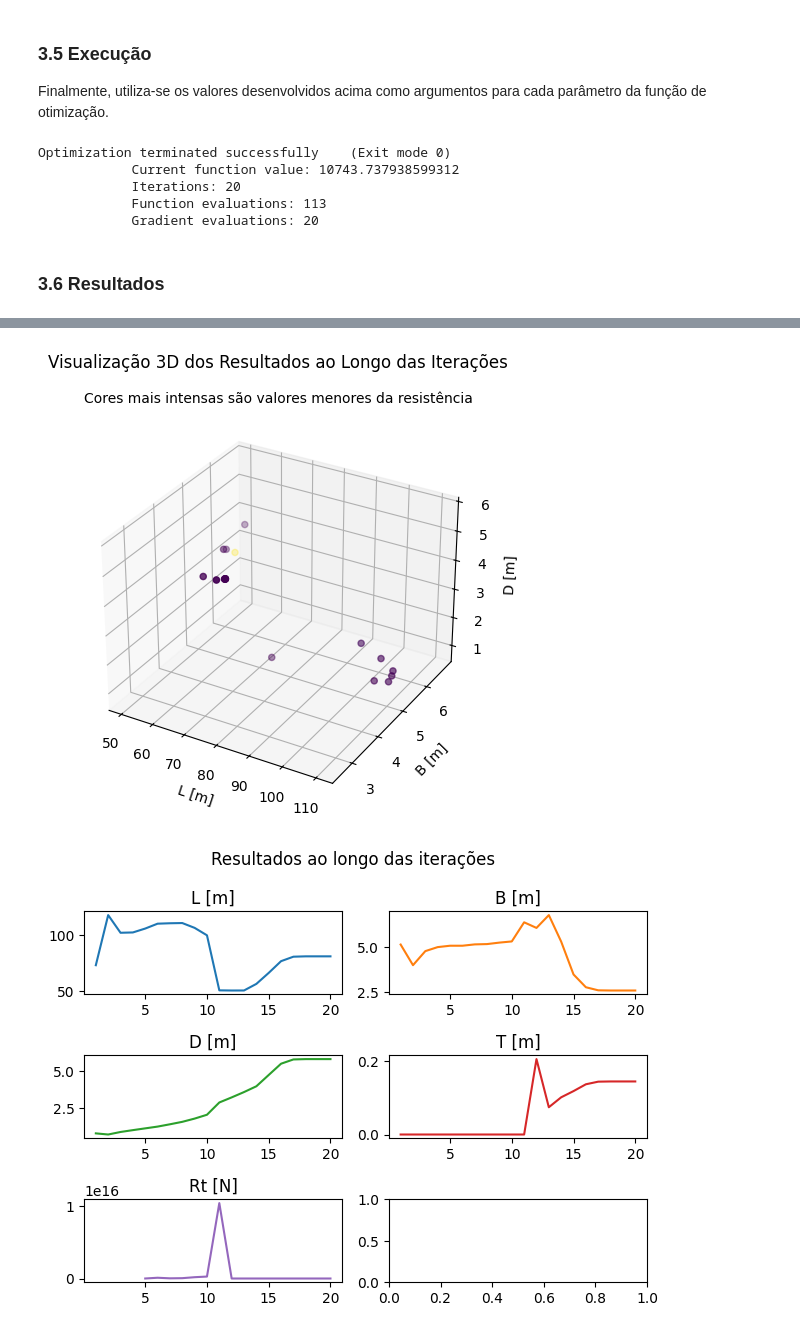
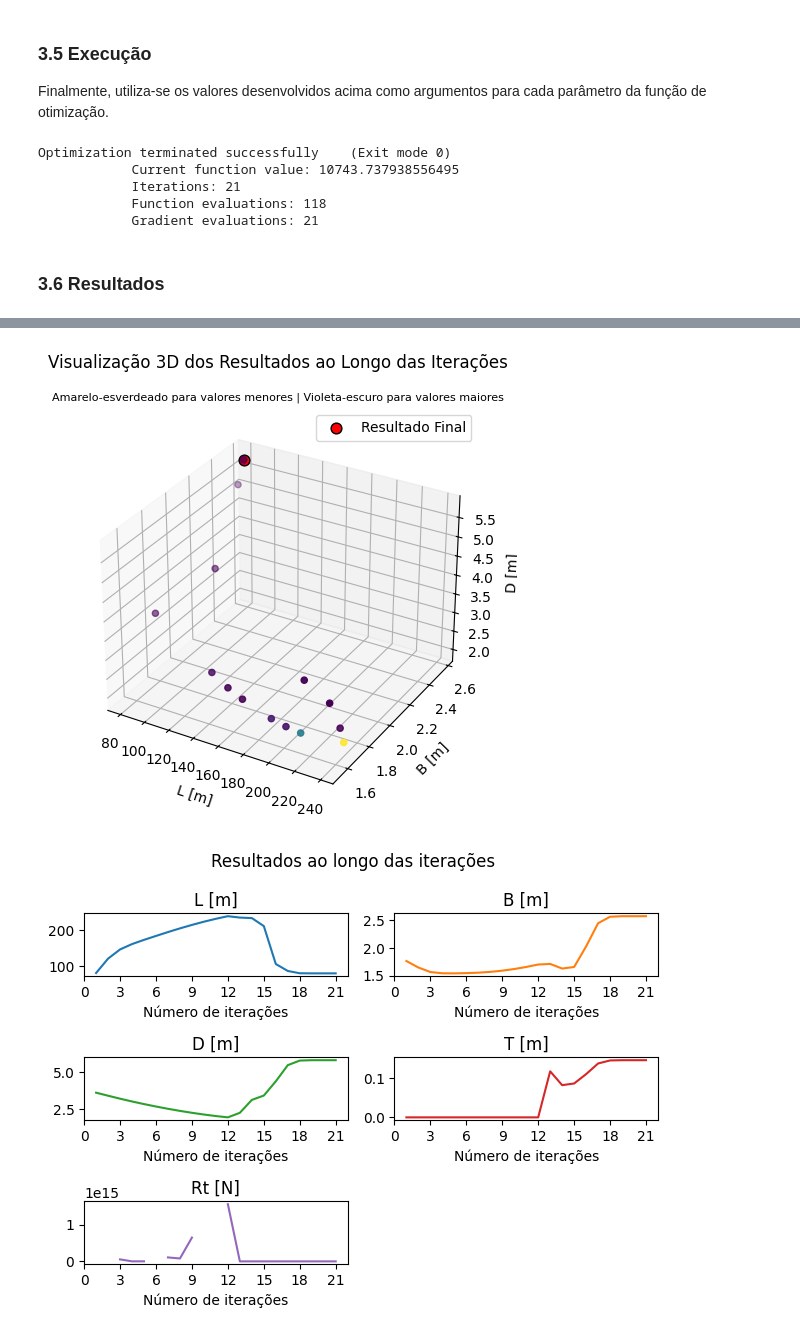
Before and after one commit to leonardolombardi07/otimizacao-pontal, a Jupyter notebook: Report.ipynb, the cells around one changed output, grey strips where cells are left out. Cells and saved outputs as stored; diff of their text form; code cells hidden in the pictures.

Commit message:
add label to 3D plot

```diff
--- a/Report.ipynb
+++ b/Report.ipynb
@@ -435,20 +450,20 @@ def objective_function(x: X):
 
 Finalmente, utiliza-se os valores desenvolvidos acima como argumentos para cada parâmetro da função de otimização.
 # %%
-from scipy.optimize import minimize, shgo # type: ignore
+from scipy.optimize import minimize # type: ignore
 # from typing import cast
 
 # Variáveis livres iniciais
-
-L0 = 80
+L0 = 140
 
 # L/D >= 14
 D0 = L0/14
 
-# LBD = 1200. Logo, B = 1200/(L*D)
+# volume = LBD = 1200. Logo, B = 1200/(L*D)
 B0 = 1200/(L0*D0)
 
-# LBD = 1200 e LBT = 30. Logo, D/T = 30 -> T = 30/D
+# volume = LBD = 1200 e volume submerso = LBT = 30.
+# Logo, D/T = 30 -> T = 30/D
 T0 = 30/D0
 
 XO: X = (L0, B0, D0, T0)
@@ -472,10 +487,10 @@ _ = minimize(
 )
 # %% [output]
 Optimization terminated successfully    (Exit mode 0)
-            Current function value: 10743.737938599312
-            Iterations: 20
-            Function evaluations: 113
-            Gradient evaluations: 20
+            Current function value: 10743.737938556495
+            Iterations: 21
+            Function evaluations: 118
+            Gradient evaluations: 21
 # %% [markdown]
 ### 3.6 Resultados  <a name="3.6"></a>
 # %%
@@ -486,22 +501,7 @@ import matplotlib.pyplot as plt
 def plot_results(x: XAndFunResults):
     L, B, D, T, fun = x[-1]
 
-    # 1. Plot tabela com resultados
-    Rt = fun
-    fig, ax = plt.subplots()
-    fig.suptitle('Resultados')
-    ax.axis('off')
-    table_data = [
-        ['L [m]', 'B [m]', 'D [m]', 'T [m]', 'Rt [N]'],
-        [round(val, 2) for val in [L, B, D, T, Rt]]
-    ]
-
-    ax.table(cellText=table_data, loc='top')
-    fig.tight_layout()
-    plt.show()
-
-
-    # 2. Plot tabela com restrições
+    # 1. Plot de tabela com restrições
     L_over_D = L/D
     volume = get_model_volume(L=L, B=B, D=D)
     nabla = get_model_underwater_volume(L=L, B=B, T=T)
@@ -518,24 +518,40 @@ def plot_results(x: XAndFunResults):
     fig.tight_layout()
     plt.show()
 
+
+    # 2. Plot de tabela com resultados
+    Rt = fun
+    fig, ax = plt.subplots()
+    fig.suptitle('Resultado Final')
+    ax.axis('off')
+    table_data = [
+        ['L [m]', 'B [m]', 'D [m]', 'T [m]', 'Rt [N]'],
+        [round(val, 2) for val in [L, B, D, T, Rt]]
+    ]
+    ax.table(cellText=table_data, loc='top')
+    fig.tight_layout()
+    plt.show()
+
+
     # 3. Plot de gráfico 3D dos resultados
     x = [x[0] for x in x_and_fun_results]
     y = [x[1] for x in x_and_fun_results]
     z = [x[2] for x in x_and_fun_results]
     w = [x[3] for x in x_and_fun_results]
     fun = [x[4] for x in x_and_fun_results]
-
     fig = plt.figure()
     fig.suptitle('Visualização 3D dos Resultados ao Longo das Iterações')
-
     ax = fig.add_subplot(projection='3d')
-    ax.set_title('Cores mais intensas são valores menores da resistência', fontsize=10)
-    ax.scatter(x, y, z, w, c=fun, cmap='viridis')
+    ax.set_title('Amarelo-esverdeado para valores menores | Violeta-escuro para valores maiores', fontsize=8)
+    ax.scatter(x, y, z, c=fun, cmap='viridis')
+    ax.scatter(L, B, D, color='r', s=60, edgecolor='black', label='Resultado Final')
     ax.set_xlabel('L [m]')
     ax.set_ylabel('B [m]')
     ax.set_zlabel('D [m]')
+    ax.legend()
     fig.tight_layout()
     plt.show()
+
 
     # 4. Para L, B, D, T e Rt, mostrar um gráfico niterações x valor
     # Varie as cores e garanta que os gráficos não vão se sobrepor
@@ -552,6 +568,15 @@ def plot_results(x: XAndFunResults):
     axs[1, 1].set_title('T [m]')
     axs[2, 0].plot(niter_list, fun, 'tab:purple')
     axs[2, 0].set_title('Rt [N]')
+
+    for ax in axs.flat:
+        ax.set(xlabel='Número de iterações')
+        # Garantindo que os valores do eixo x sejam inteiros
+        ax.xaxis.set_major_locator(plt.MaxNLocator(integer=True))
+
+    # Removendo último gráfico
+    fig.delaxes(axs[2, 1])
+
     fig.tight_layout()
     plt.show()
 
@@ -563,2 +588,2 @@ plot_results(x_and_fun_results)
-[figure, old version]
+[figure, new version]
-[figure, old version]
+[figure, new version]
```
Also changed, not shown: parts of 5 cells of this notebook.
